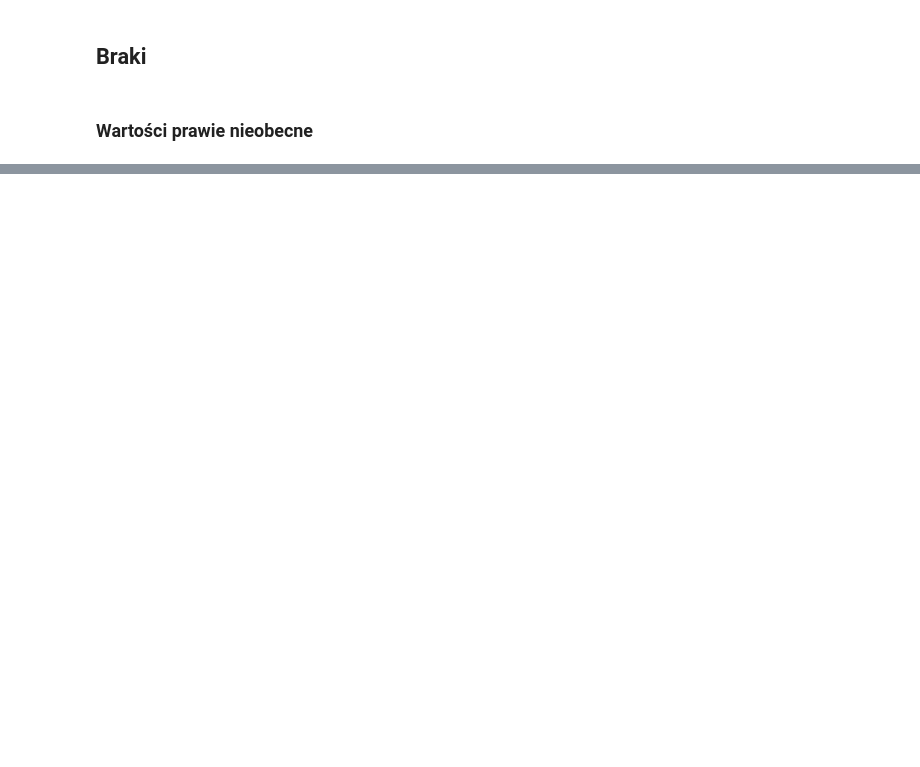
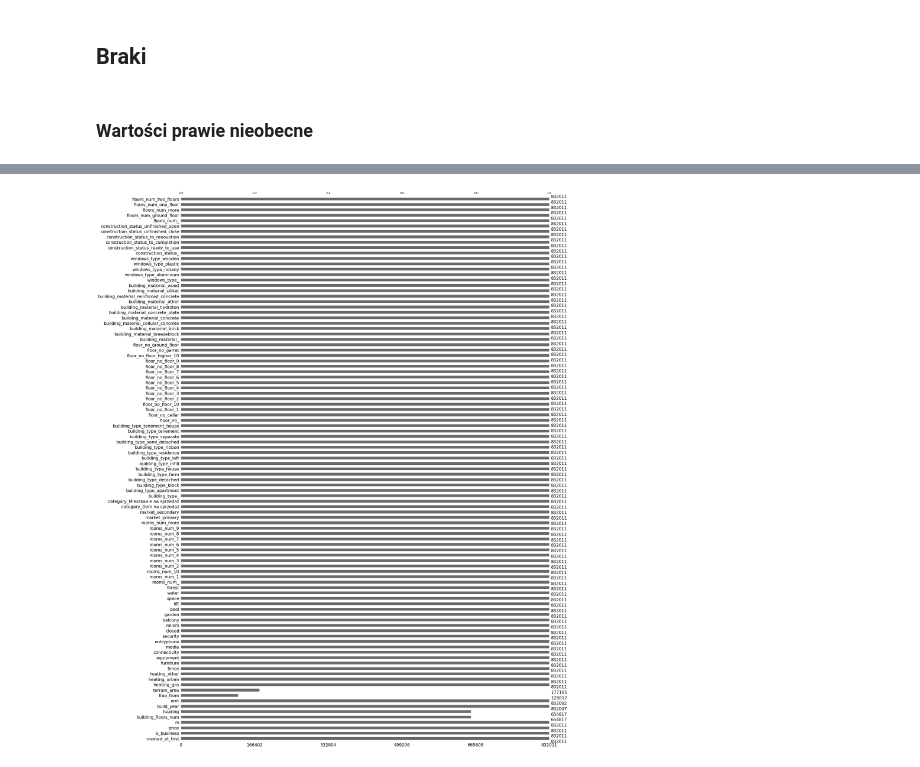
Before and after one commit to adamAfro/hereishouse, a Jupyter notebook: wczytywanie.ipynb, the cells around one changed output, grey strips where cells are left out. Cells and saved outputs as stored; diff of their text form; code cells hidden in the pictures; blank space fills up the shorter version.

```diff
--- a/wczytywanie.ipynb
+++ b/wczytywanie.ipynb
@@ -195,0 +222,11 @@ KeyError: 'heating_types_gas'
+# %%
+from pandas import to_datetime
+df['free_from'] = to_datetime(df['free_from'])
+# %%
+from pandas import to_datetime
+df['created_at_first'] = to_datetime(df['created_at_first'])
+# %%
+from missingno import bar as NA_bar
+NA_bar(df);
+# %% [output]
+[figure, added]
```
Also changed, not shown: parts of 25 cells of this notebook.
